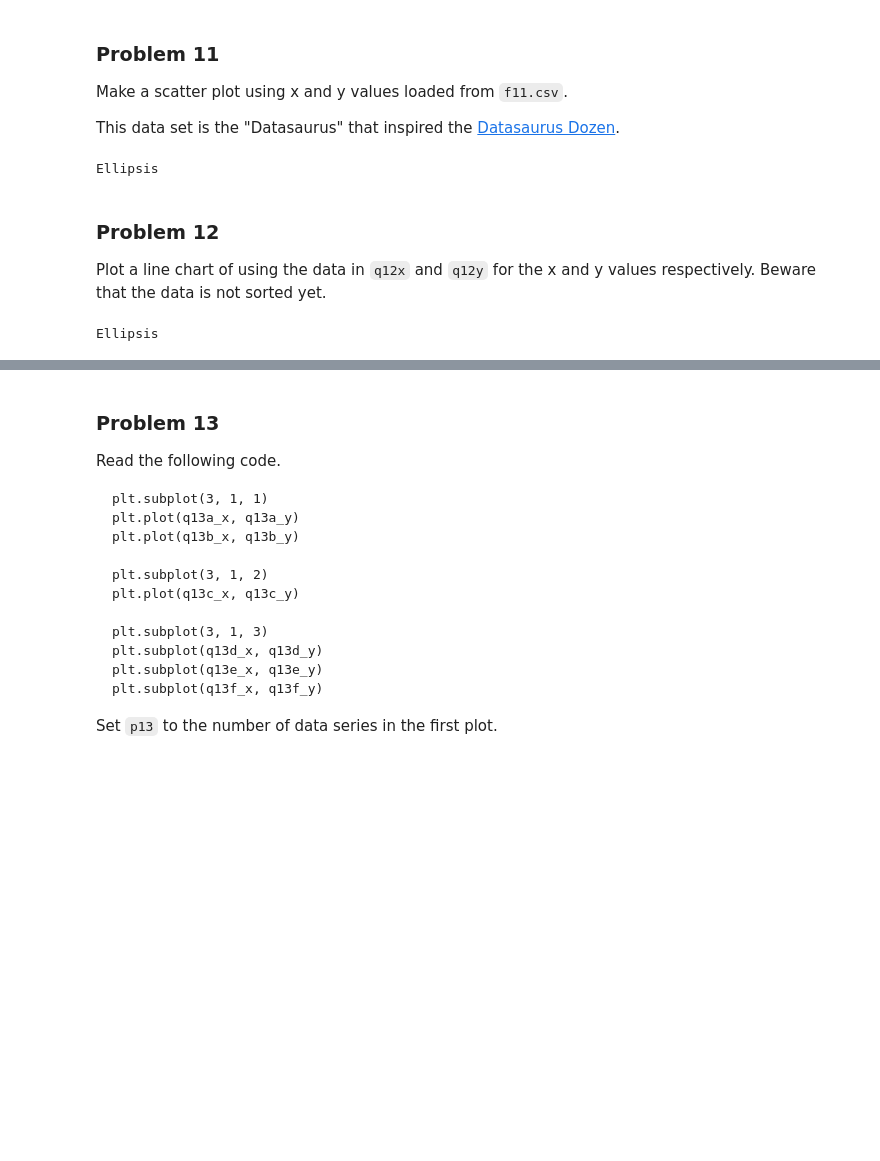
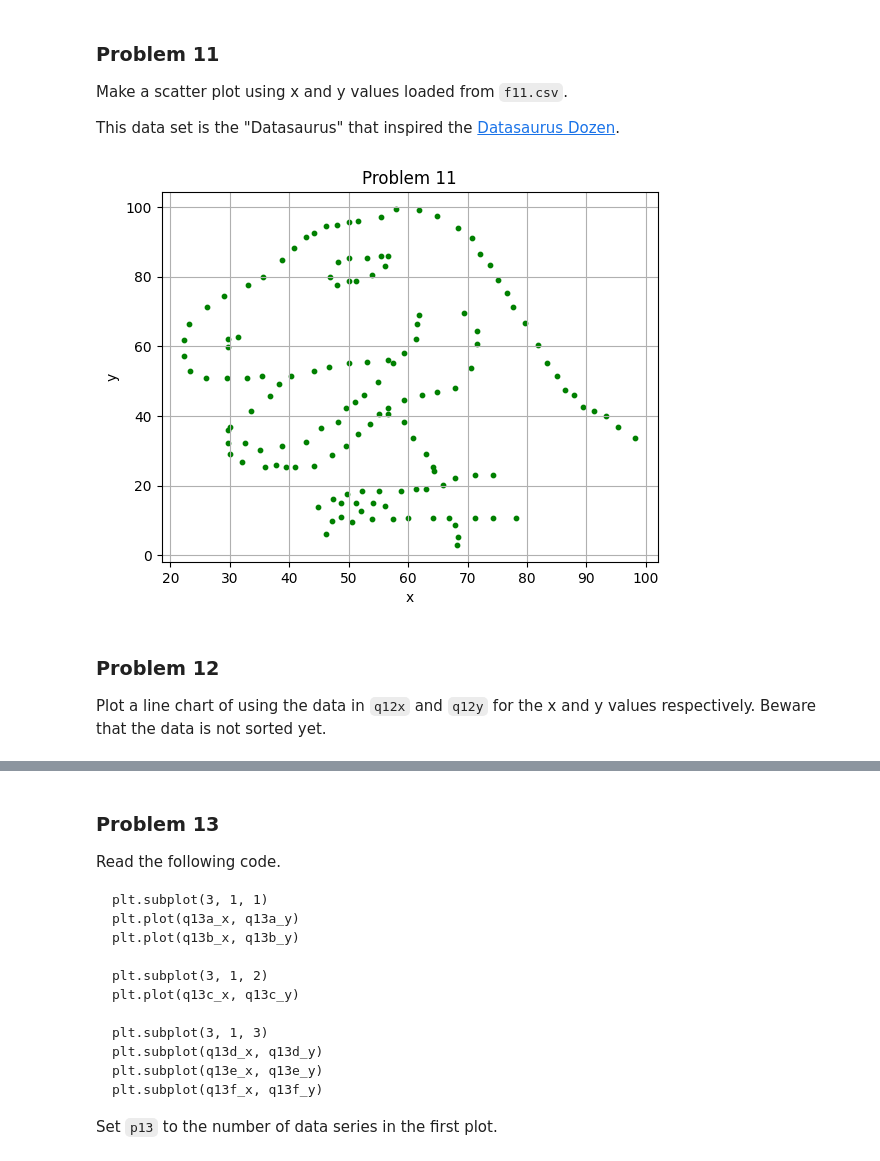
Before and after one commit to kmdavis2/dx602-homework-05, a Jupyter notebook: homework.ipynb, the cells around one changed output, grey strips where cells are left out. Drawn from its saved outputs; the diff is of its cells as text; code cells hidden in the pictures; blank space fills up the shorter version.

```diff
--- a/homework.ipynb
+++ b/homework.ipynb
@@ -331,12 +331,28 @@ plt.show()
 Make a scatter plot using x and y values loaded from `f11.csv`.
 
 This data set is the "Datasaurus" that inspired the [Datasaurus Dozen](https://www.research.autodesk.com/publications/same-stats-different-graphs/).
-# %%
-# YOUR CHANGES HERE
-
-...
-# %% [output]
-Ellipsis
+# %%
+# YOUR CHANGES HERE
+
+import csv
+x_vals = []
+y_vals = []
+
+with open("f11.csv") as file:
+    reader = csv.DictReader(file)
+    for row in reader:
+        x_vals.append(float(row["x"]))
+        y_vals.append(float(row["y"]))
+
+plt.scatter(x_vals, y_vals, s=10, color="green")
+
+plt.xlabel("x")
+plt.ylabel("y")
+plt.title("Problem 11")
+plt.grid(True)
+plt.show()
+# %% [output]
+[figure, added]
 # %% [markdown]
 ### Problem 12
 
@@ -347,9 +363,3 @@ Beware that the data is not sorted yet.
 
 q12x = [1, 9, 5, 7, 8, 2, 0, 3, 6, 4]
 q12y = [x**2 + 1 for x in q12x]
-# %%
-# YOUR CHANGES HERE
-
-...
-# %% [output]
-Ellipsis
```
Also changed, not shown: parts of 7 cells of this notebook, 1 other file.
